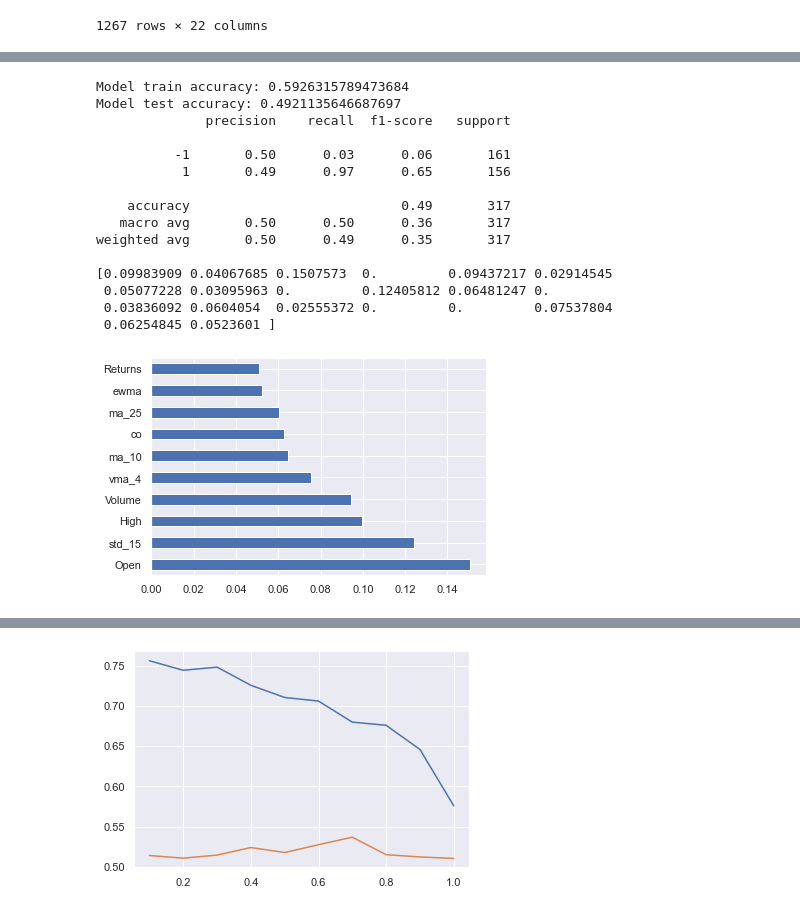
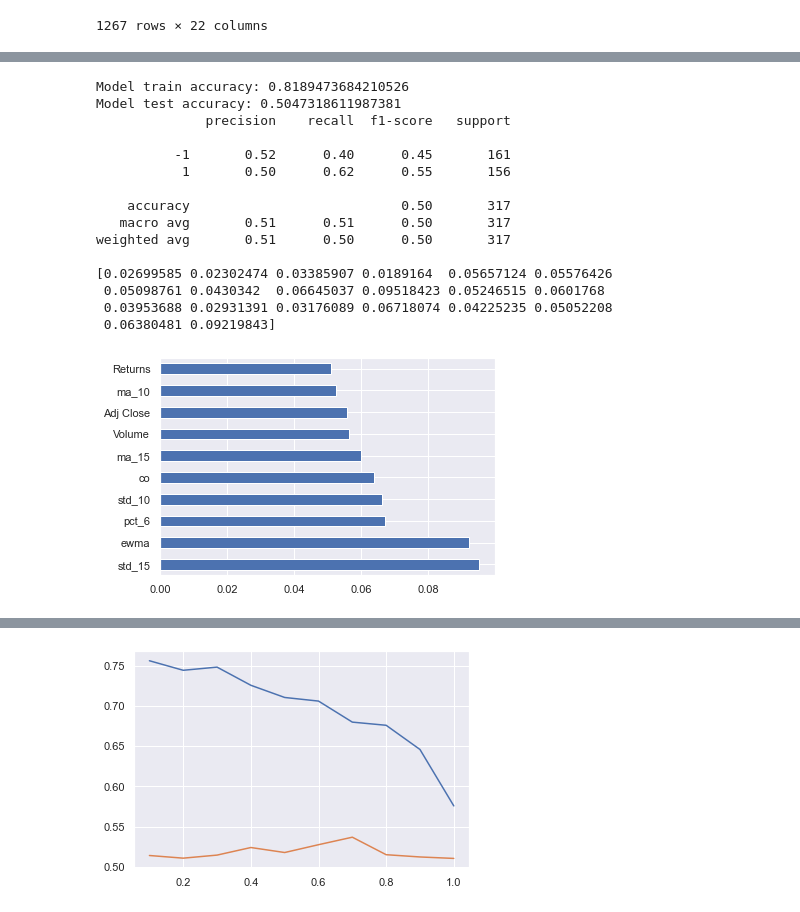
Before and after one commit to GregoryRash6/machine_learning_models, a Jupyter notebook: Analysis/tye.ipynb, the cells around one changed output, grey strips where cells are left out. Cells and saved outputs as stored; diff of their text form; code cells hidden in the pictures.

```diff
--- a/Analysis/tye.ipynb
+++ b/Analysis/tye.ipynb
@@ -232,50 +212,48 @@ X_train_scaled = scaler.fit_transform(X_train)
 X_test_scaled = scaler.transform(X_test)
 # %%
 # create gradient boosting model with tuning
-model = GradientBoostingClassifier(learning_rate=0.1,
-                                   max_depth=2,
-                                   max_features=1,
-                                   min_impurity_split=1e-07,
-                                   min_samples_leaf=1,
-                                   min_samples_split=0.99,
+model = GradientBoostingClassifier(learning_rate=1,
+                                   max_depth=10,
+                                   max_features=5,
+                                   min_samples_split=0.5,
                                    n_estimators=20,
                                    )
 
 # train model
 model.fit(X_train_scaled, y_train)
 
 # make predictions
 y_pred_train = model.predict(X_train_scaled)
 y_pred = model.predict(X_test_scaled)
 
 # accuracy
 print("Model train accuracy:", accuracy_score(y_train, y_pred_train))
 print("Model test accuracy:", accuracy_score(y_test, y_pred))
 
 #classification report
 print(classification_report(y_test, y_pred))
 
 print(model.feature_importances_)
 
 #plot graph of feature importances for better visualization
 feat_importances = pd.Series(model.feature_importances_, index=X.columns)
 feat_importances.nlargest(10).plot(kind='barh')
 plt.show()
 # %% [output]
-Model train accuracy: 0.5926315789473684
-Model test accuracy: 0.4921135646687697
+Model train accuracy: 0.8189473684210526
+Model test accuracy: 0.5047318611987381
               precision    recall  f1-score   support
 
-          -1       0.50      0.03      0.06       161
-           1       0.49      0.97      0.65       156
+          -1       0.52      0.40      0.45       161
+           1       0.50      0.62      0.55       156
 
-    accuracy                           0.49       317
-   macro avg       0.50      0.50      0.36       317
-weighted avg       0.50      0.49      0.35       317
+    accuracy                           0.50       317
+   macro avg       0.51      0.51      0.50       317
+weighted avg       0.51      0.50      0.50       317
 
-[0.09983909 0.04067685 0.1507573  0.         0.09437217 0.02914545
- 0.05077228 0.03095963 0.         0.12405812 0.06481247 0.
- 0.03836092 0.0604054  0.02555372 0.         0.         0.07537804
- 0.06254845 0.0523601 ]
+[0.02699585 0.02302474 0.03385907 0.0189164  0.05657124 0.05576426
+ 0.05098761 0.0430342  0.06645037 0.09518423 0.05246515 0.0601768
+ 0.03953688 0.02931391 0.03176089 0.06718074 0.04225235 0.05052208
+ 0.06380481 0.09219843]
-[figure, old version]
+[figure, new version]
 # %%
```
Also changed, not shown: parts of 10 cells of this notebook.
